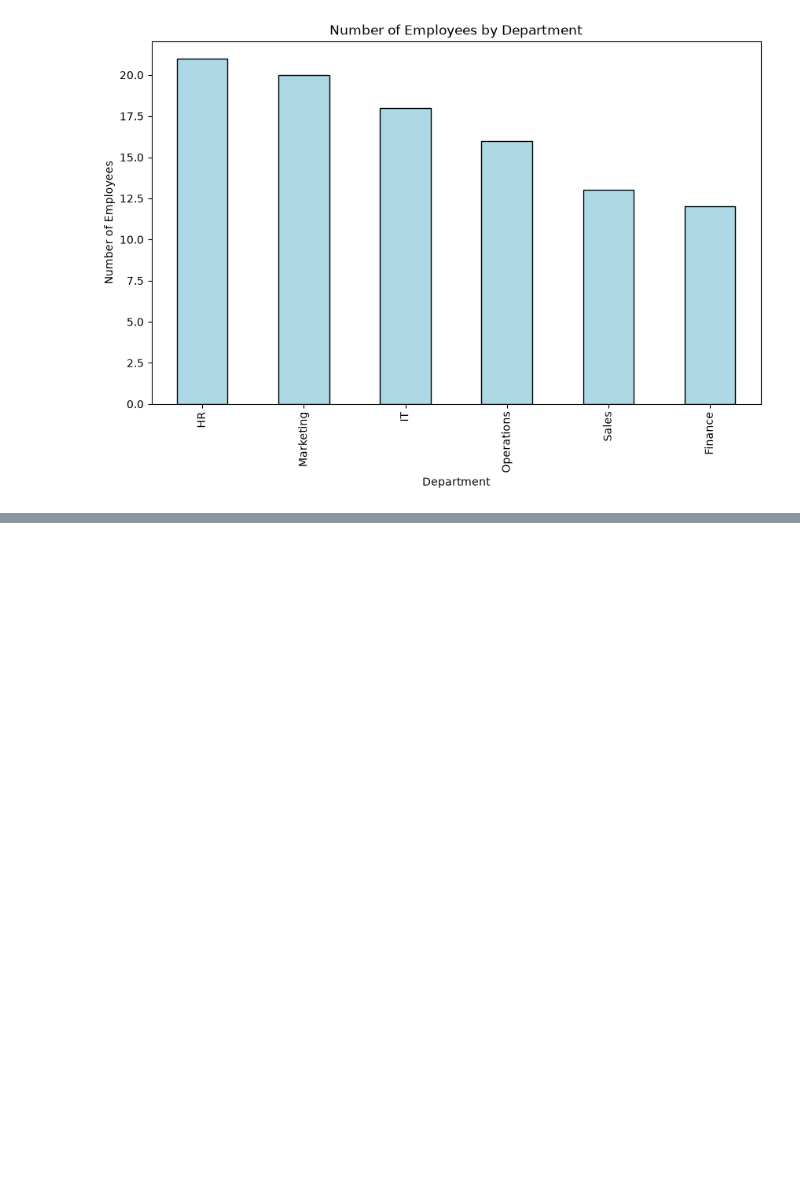
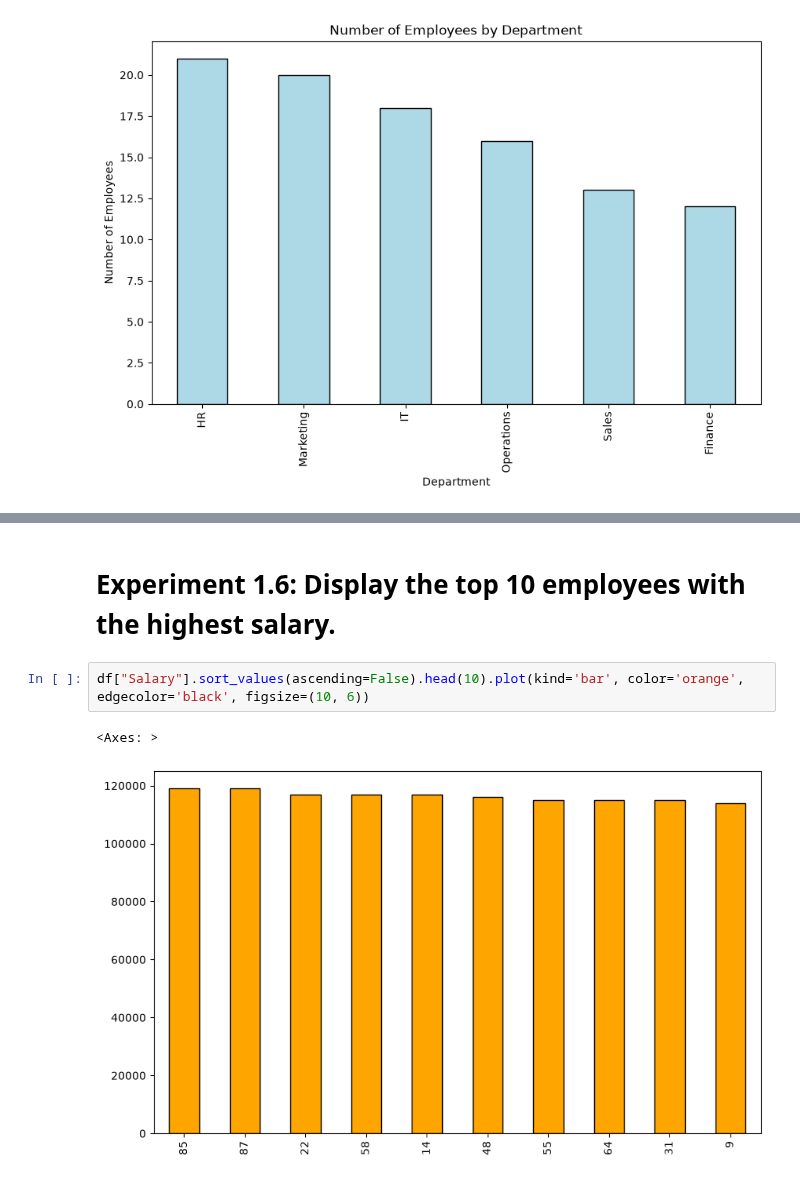
Before and after one commit to Kartiken07/CNLP-LAB, a Jupyter notebook: EXP-1/1-exp-lab.ipynb, the cells around one changed output, grey strips where cells are left out. Drawn from its saved outputs; the diff is of its cells as text; blank space fills up the shorter version.

```diff
--- a/EXP-1/1-exp-lab.ipynb
+++ b/EXP-1/1-exp-lab.ipynb
@@ -70,0 +101,7 @@ plt.show()
+# %% [markdown]
+# Experiment 1.6: Display the top 10 employees with the highest salary.
+# %%
+df["Salary"].sort_values(ascending=False).head(10).plot(kind='bar', color='orange', edgecolor='black', figsize=(10, 6))
+# %% [output]
+<Axes: >
+[figure, added]
```
Also changed, not shown: parts of 23 cells of this notebook.
